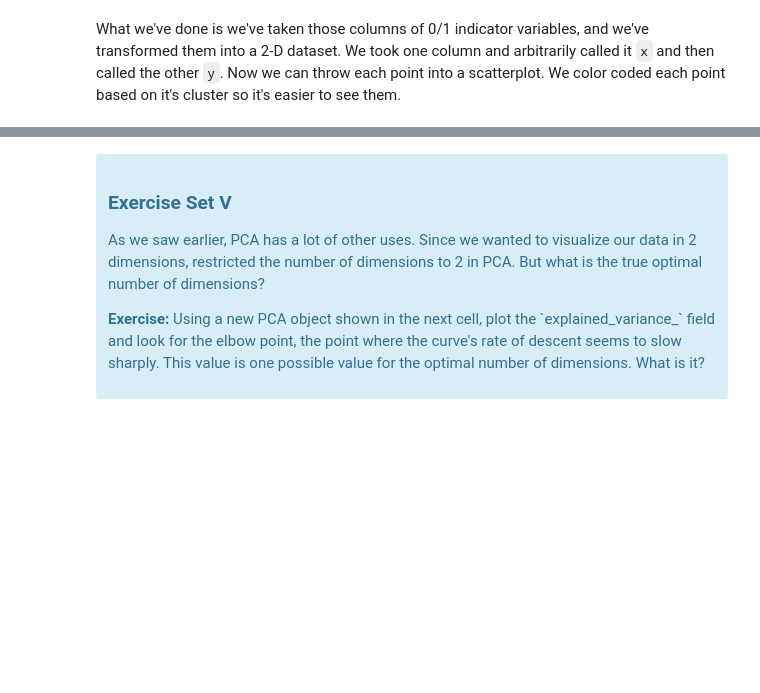
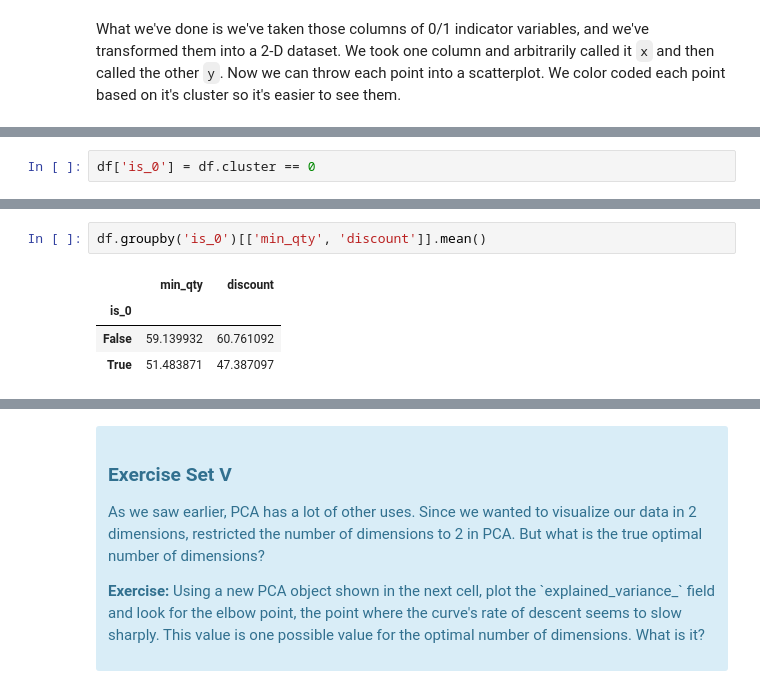
Before and after one commit to michellebonat/customer-segment-clustering, a Jupyter notebook: Mini_Project_Clustering.ipynb, the cells around one changed output, grey strips where cells are left out. Drawn from its saved outputs; the diff is of its cells as text; blank space fills up the shorter version.

```diff
--- a/Mini_Project_Clustering.ipynb
+++ b/Mini_Project_Clustering.ipynb
@@ -314,0 +416,2 @@ What we've done is we've taken those columns of 0/1 indicator variables, and we'
+# %%
+df['is_0'] = df.cluster == 0
@@ -314,0 +433,7 @@ What we've done is we've taken those columns of 0/1 indicator variables, and we'
+# %%
+df.groupby('is_0')[['min_qty', 'discount']].mean()
+# %% [output]
+|  | min_qty | discount |
+| is_0 |  |  |
+| False | 59.139932 | 60.761092 |
+| True | 51.483871 | 47.387097 |
```
Also changed, not shown: parts of 16 cells of this notebook.
